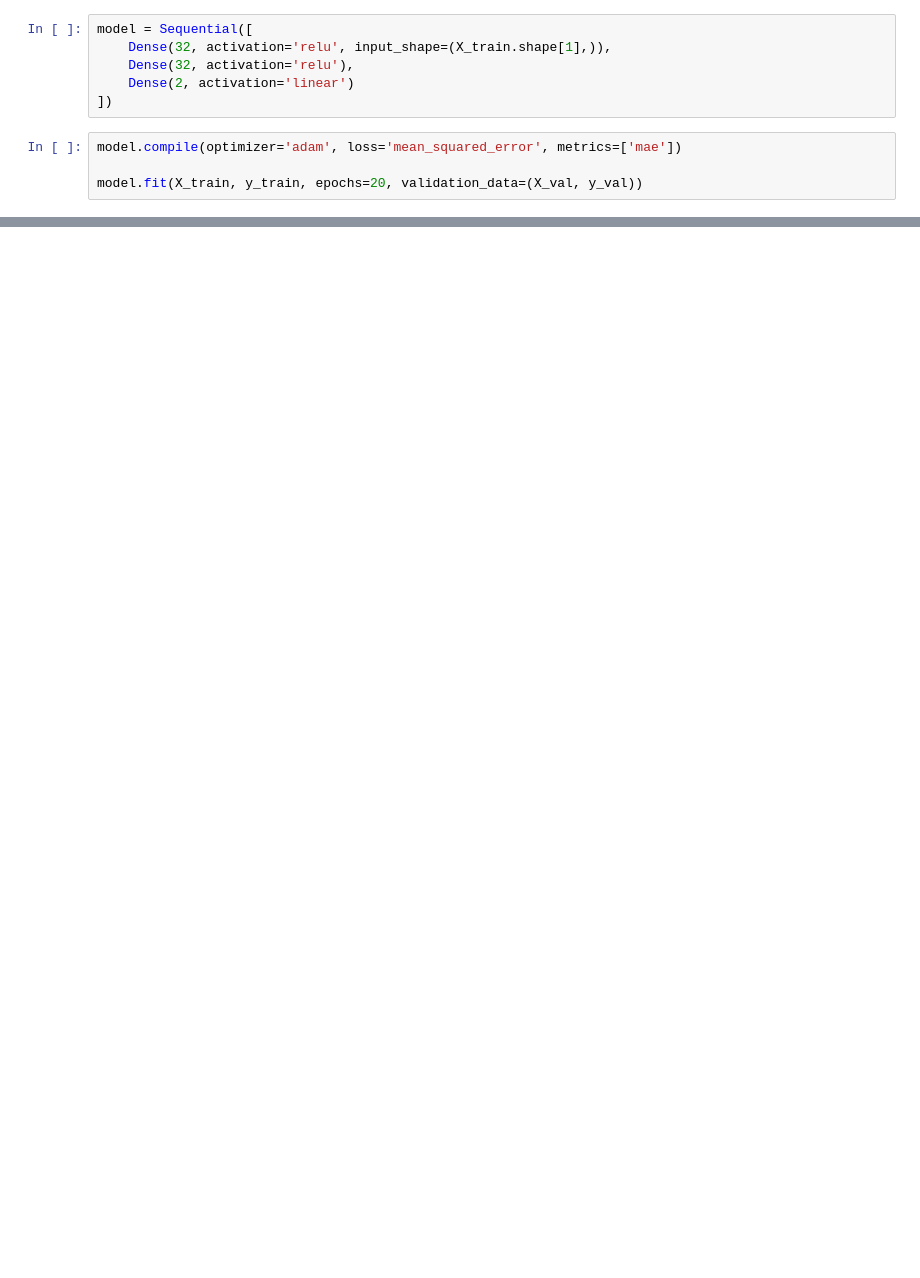
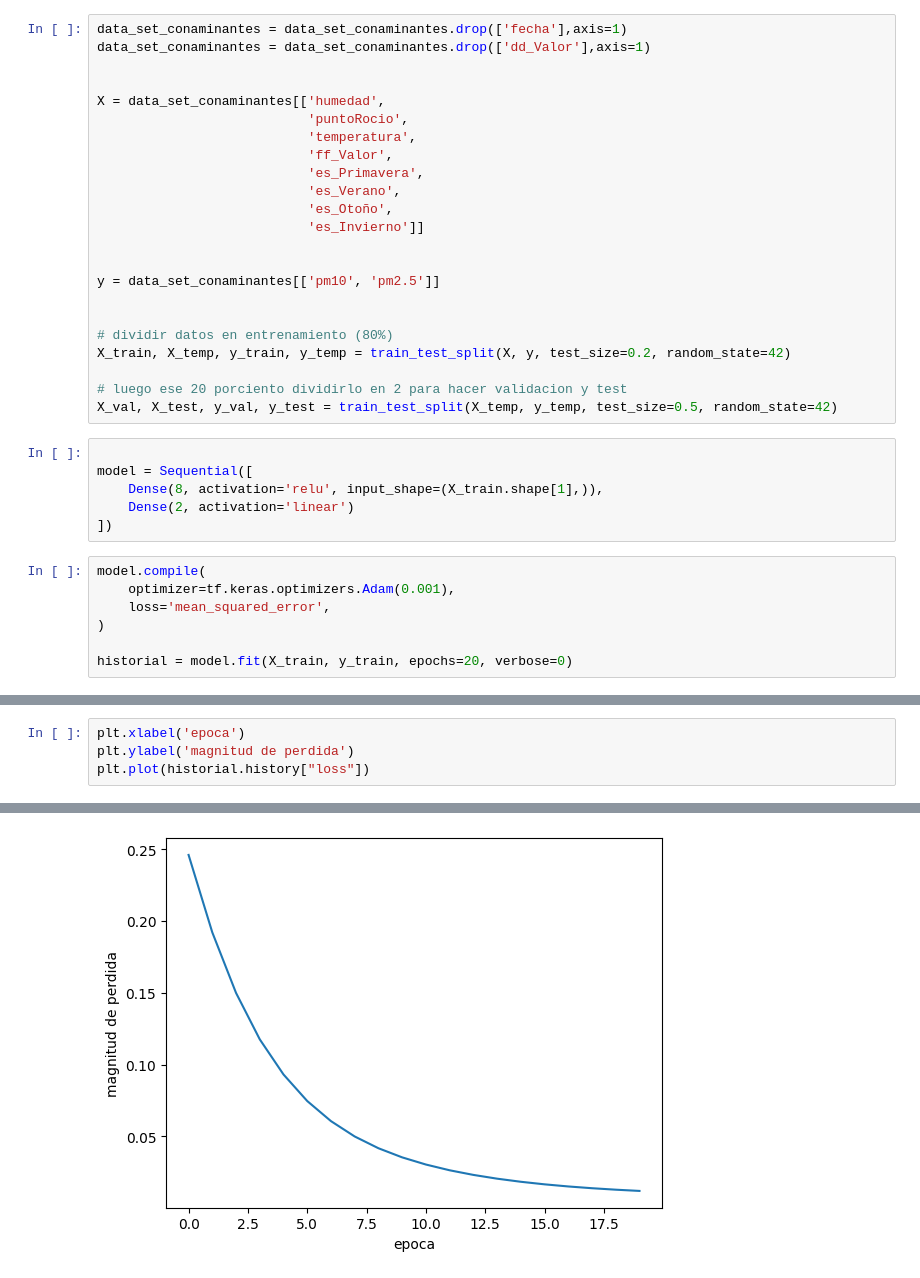
Before and after one commit to OmarMerino/Particulas_contaminantes_chillan, a Jupyter notebook: notebooks/model/red_neuronal.ipynb, the cells around one changed output, grey strips where cells are left out. Cells and saved outputs as stored; diff of their text form; blank space fills up the shorter version.

Commit message:
red neuronal 2.0
se ajusto el modelo

```diff
--- a/notebooks/model/red_neuronal.ipynb
+++ b/notebooks/model/red_neuronal.ipynb
@@ -33,10 +56,36 @@ X_train, X_val, y_train, y_val = train_test_split(X_temp, y_temp, test_size=0.15
+# %%
+data_set_conaminantes = data_set_conaminantes.drop(['fecha'],axis=1)
+data_set_conaminantes = data_set_conaminantes.drop(['dd_Valor'],axis=1)
+
+
+X = data_set_conaminantes[['humedad',
+                           'puntoRocio',
+                           'temperatura',
+                           'ff_Valor',
+                           'es_Primavera',
+                           'es_Verano',
+                           'es_Otoño',
+                           'es_Invierno']]
+
+
+y = data_set_conaminantes[['pm10', 'pm2.5']]
+
+
+# dividir datos en entrenamiento (80%)
+X_train, X_temp, y_train, y_temp = train_test_split(X, y, test_size=0.2, random_state=42)
+
+# luego ese 20 porciento dividirlo en 2 para hacer validacion y test
+X_val, X_test, y_val, y_test = train_test_split(X_temp, y_temp, test_size=0.5, random_state=42)
 # %%
+
 model = Sequential([
-    Dense(32, activation='relu', input_shape=(X_train.shape[1],)),
-    Dense(32, activation='relu'),
+    Dense(8, activation='relu', input_shape=(X_train.shape[1],)),
     Dense(2, activation='linear')
 ])
 # %%
-model.compile(optimizer='adam', loss='mean_squared_error', metrics=['mae'])
+model.compile(
+    optimizer=tf.keras.optimizers.Adam(0.001),
+    loss='mean_squared_error',
+)
 
-model.fit(X_train, y_train, epochs=20, validation_data=(X_val, y_val))
+historial = model.fit(X_train, y_train, epochs=20, verbose=0)
@@ -65,0 +92,5 @@ test_loss, test_mae = model.evaluate(X_test, y_test)
+# %%
+plt.xlabel('epoca')
+plt.ylabel('magnitud de perdida')
+plt.plot(historial.history["loss"])
+# %% [output]
@@ -65,0 +98 @@ test_loss, test_mae = model.evaluate(X_test, y_test)
+[figure, added]
```
Also changed, not shown: parts of 10 cells of this notebook, 1 other file.
